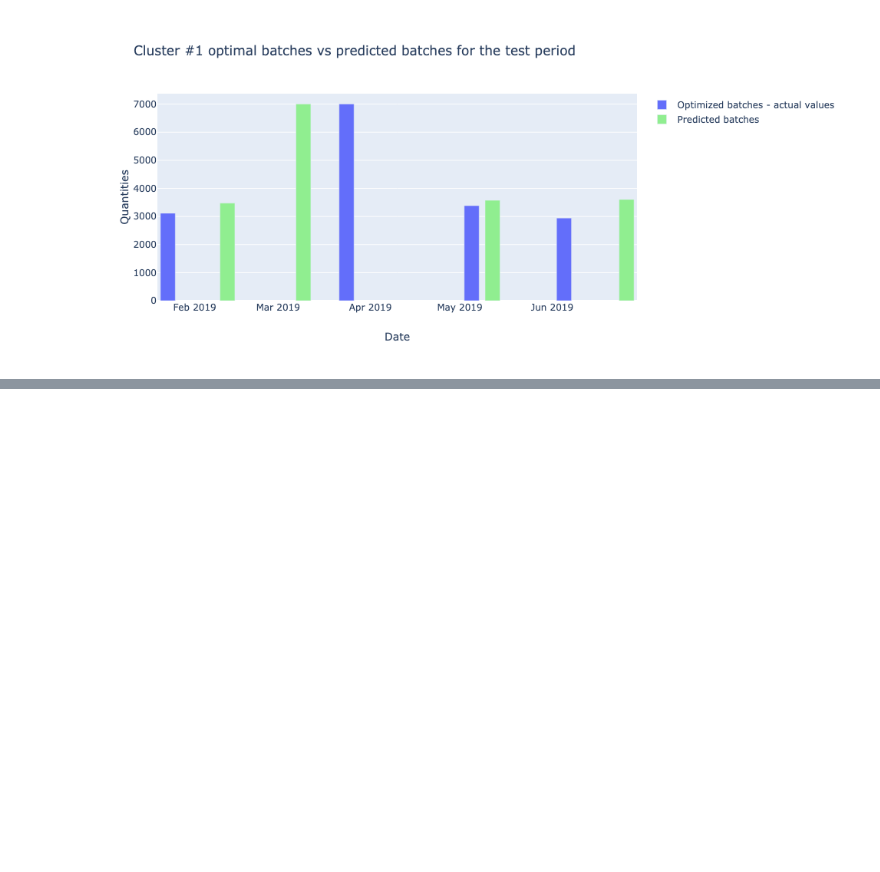
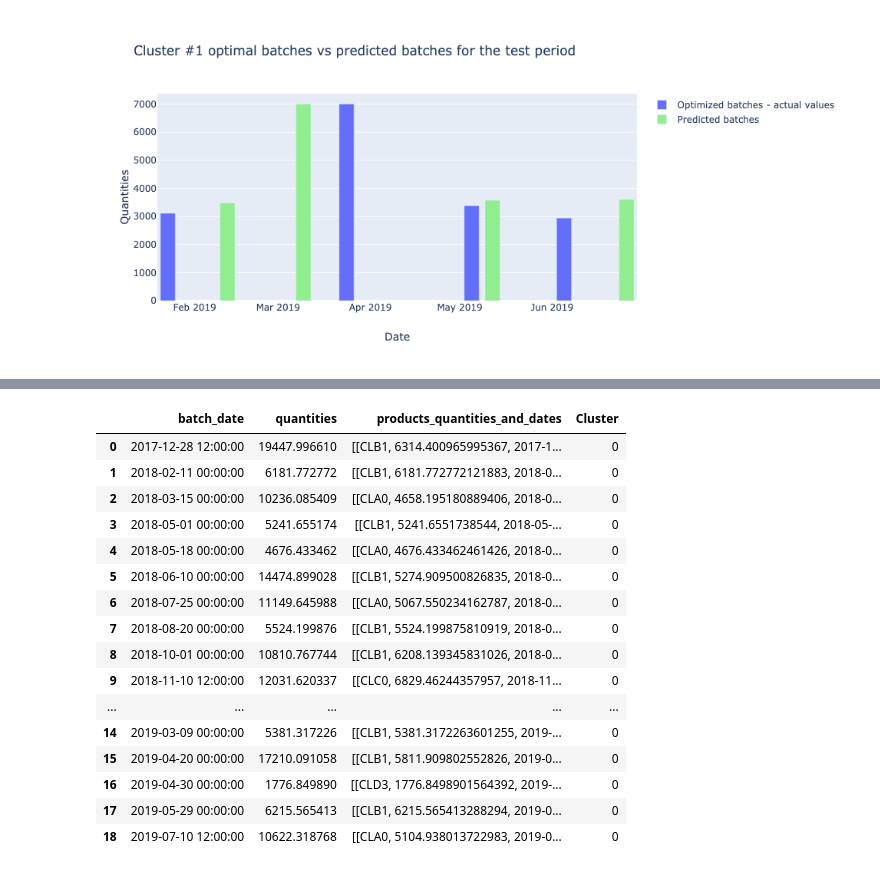
Before and after one commit to raphaelribard/Sales_forecasting, a Jupyter notebook: notebooks/5.0-rr-Considering-All-Clusters-Predicted-Batches-vs-Optimal-Batches.ipynb, the cells around one changed output, grey strips where cells are left out. Saved outputs shown, nothing was run; the diff lists cells and outputs as text; code cells hidden in the pictures; blank space fills up the shorter version.

```diff
--- a/notebooks/5.0-rr-Considering-All-Clusters-Predicted-Batches-vs-Optimal-Batches.ipynb
+++ b/notebooks/5.0-rr-Considering-All-Clusters-Predicted-Batches-vs-Optimal-Batches.ipynb
@@ -62,0 +151,5 @@ The predicted quantities represent 90.2% of the actual quantities
+# %%
+optimal_batches=pd.concat(optimal_batches)
+
+optimal_batches.reset_index(drop=True,
+                            inplace=True)
@@ -62,0 +169,20 @@ The predicted quantities represent 90.2% of the actual quantities
+# %%
+optimal_batches[optimal_batches['Cluster']==0]
+# %% [output]
+|  | batch_date | quantities | products_quantities_and_dates | Cluster |
+| 0 | 2017-12-28 12:00:00 | 19447.996610 | [[CLB1, 6314.400965995367, 2017-1... | 0 |
+| 1 | 2018-02-11 00:00:00 | 6181.772772 | [[CLB1, 6181.772772121883, 2018-0... | 0 |
+| 2 | 2018-03-15 00:00:00 | 10236.085409 | [[CLA0, 4658.195180889406, 2018-0... | 0 |
+| 3 | 2018-05-01 00:00:00 | 5241.655174 | [[CLB1, 5241.6551738544, 2018-05-... | 0 |
+| 4 | 2018-05-18 00:00:00 | 4676.433462 | [[CLA0, 4676.433462461426, 2018-0... | 0 |
+| 5 | 2018-06-10 00:00:00 | 14474.899028 | [[CLB1, 5274.909500826835, 2018-0... | 0 |
+| 6 | 2018-07-25 00:00:00 | 11149.645988 | [[CLA0, 5067.550234162787, 2018-0... | 0 |
+| 7 | 2018-08-20 00:00:00 | 5524.199876 | [[CLB1, 5524.199875810919, 2018-0... | 0 |
+| 8 | 2018-10-01 00:00:00 | 10810.767744 | [[CLB1, 6208.139345831026, 2018-0... | 0 |
+| 9 | 2018-11-10 12:00:00 | 12031.620337 | [[CLC0, 6829.46244357957, 2018-11... | 0 |
+| ... | ... | ... | ... | ... |
+| 14 | 2019-03-09 00:00:00 | 5381.317226 | [[CLB1, 5381.3172263601255, 2019-... | 0 |
+| 15 | 2019-04-20 00:00:00 | 17210.091058 | [[CLB1, 5811.909802552826, 2019-0... | 0 |
+| 16 | 2019-04-30 00:00:00 | 1776.849890 | [[CLD3, 1776.8498901564392, 2019-... | 0 |
+| 17 | 2019-05-29 00:00:00 | 6215.565413 | [[CLB1, 6215.565413288294, 2019-0... | 0 |
+| 18 | 2019-07-10 12:00:00 | 10622.318768 | [[CLA0, 5104.938013722983, 2019-0... | 0 |
```
Also changed, not shown: parts of 13 cells of this notebook.
